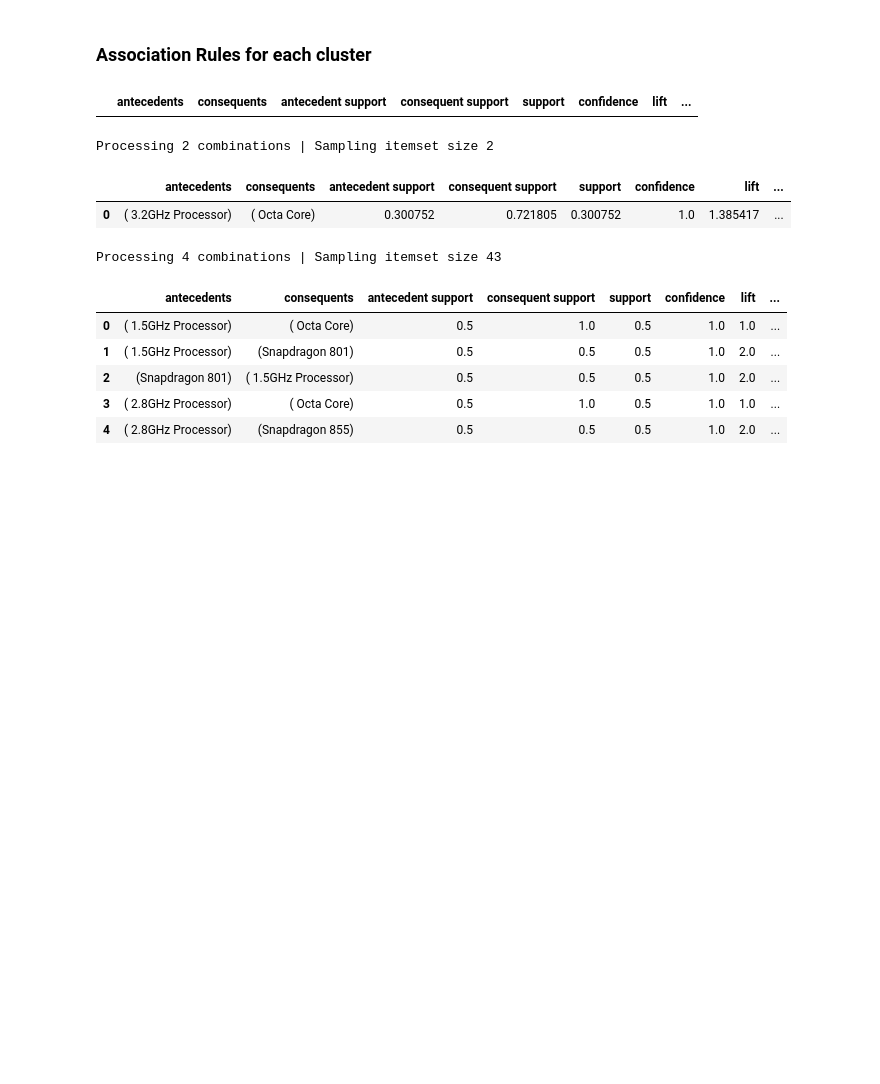
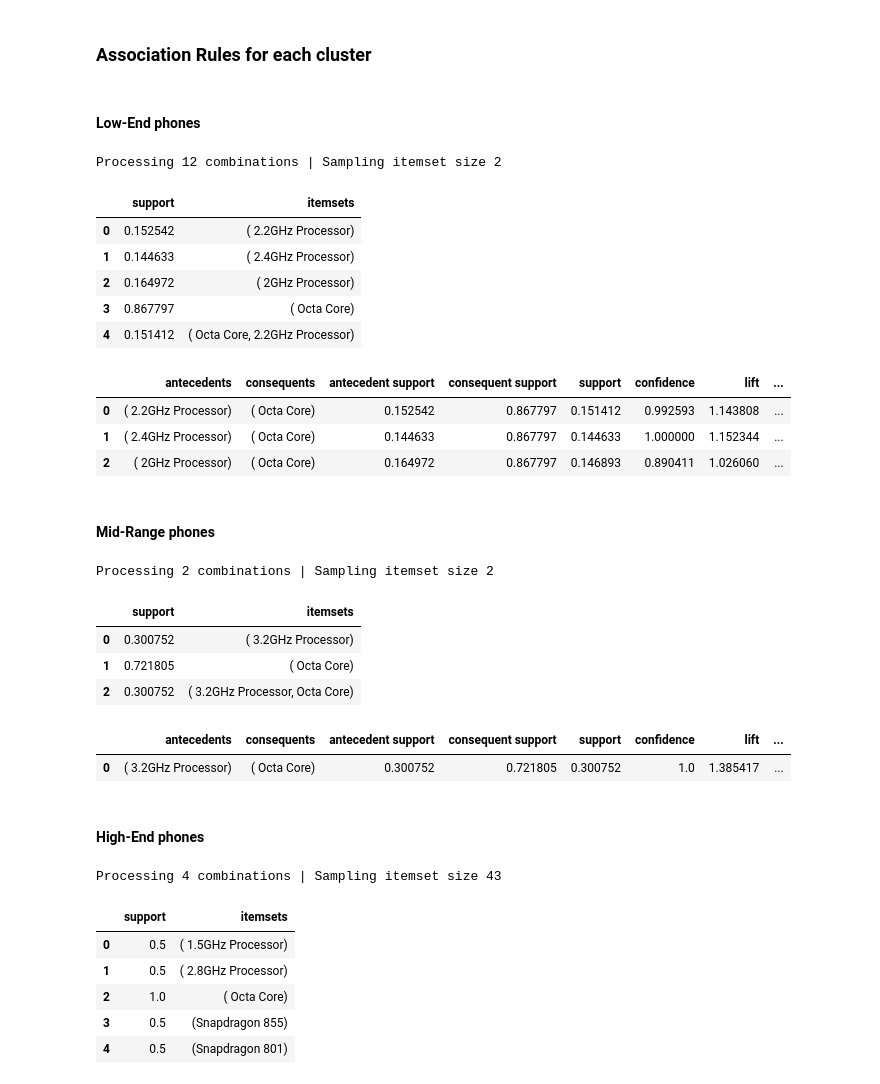
Before and after one commit to frottori/Big_Data_Python, a Jupyter notebook: Project/Project.ipynb, the cells around one changed output. Drawn from its saved outputs; the diff is of its cells as text; code cells hidden in the pictures; blank space fills up the shorter version.

```diff
--- a/Project/Project.ipynb
+++ b/Project/Project.ipynb
@@ -210,13 +195,0 @@ def price_processor_analysis(df):
-# %%
-# Read the dataset
-df = pd.read_csv('/Users/frottori/Documents/Code/Python/Big_Data_Python/Datasets/smartphones - smartphones.csv')
-# Add a new column 'Price_Euro' with the converted prices as the third column
-df.insert(2, 'Price_Euro', df['price'].apply(inr_to_euro))
-# Add a unique identifier for each row
-df['id'] = range(1, len(df) + 1)   # Add a unique identifier for each row
-
-# Map the processor categories to integers using one-hot encoding (same processor type will have the same code)
-df = one_hot_enco_proc(df)
-
-#! 1. Cluster Analysis for Price and Processor_type
-df = price_processor_analysis(df)
@@ -226,31 +247,54 @@ df = price_processor_analysis(df)
 # %% [markdown]
 ### Association Rules for each cluster
+# %% [markdown]
+#### Low-End phones
 # %%
 df0 = df[df['centroid'] == 0]
-freq_items0, pr_ar0 = assoc_rules(df0)
+freq_items0, pr_ar0 = assoc_rules(df0, m_sup = 0.1, m_thr = 0.6)
 freq_items0.head()
-pr_ar0.head()
 # %% [output]
+Processing 12 combinations | Sampling itemset size 2
-|  | antecedents | consequents | antecedent support | consequent support | support | confidence | lift | ... |
+|  | support | itemsets |
+| 0 | 0.152542 | ( 2.2GHz Processor) |
+| 1 | 0.144633 | ( 2.4GHz Processor) |
+| 2 | 0.164972 | ( 2GHz Processor) |
+| 3 | 0.867797 | ( Octa Core) |
+| 4 | 0.151412 | ( Octa Core, 2.2GHz Processor) |
+# %%
+pr_ar0.head()
+# %% [output]
+|  | antecedents | consequents | antecedent support | consequent support | support | confidence | lift | ... |
+| 0 | ( 2.2GHz Processor) | ( Octa Core) | 0.152542 | 0.867797 | 0.151412 | 0.992593 | 1.143808 | ... |
+| 1 | ( 2.4GHz Processor) | ( Octa Core) | 0.144633 | 0.867797 | 0.144633 | 1.000000 | 1.152344 | ... |
+| 2 | ( 2GHz Processor) | ( Octa Core) | 0.164972 | 0.867797 | 0.146893 | 0.890411 | 1.026060 | ... |
+# %% [markdown]
+#### Mid-Range phones
 # %%
 df1 = df[df['centroid'] == 1]
 freq_items1, pr_ar1 = assoc_rules(df1)
 freq_items1.head()
-pr_ar1.head()
 # %% [output]
 Processing 2 combinations | Sampling itemset size 2
-|  | antecedents | consequents | antecedent support | consequent support | support | confidence | lift | ... |
-| 0 | ( 3.2GHz Processor) | ( Octa Core) | 0.300752 | 0.721805 | 0.300752 | 1.0 | 1.385417 | ... |
+|  | support | itemsets |
+| 0 | 0.300752 | ( 3.2GHz Processor) |
+| 1 | 0.721805 | ( Octa Core) |
+| 2 | 0.300752 | ( 3.2GHz Processor, Octa Core) |
+# %%
+pr_ar1.head()
+# %% [output]
+|  | antecedents | consequents | antecedent support | consequent support | support | confidence | lift | ... |
+| 0 | ( 3.2GHz Processor) | ( Octa Core) | 0.300752 | 0.721805 | 0.300752 | 1.0 | 1.385417 | ... |
+# %% [markdown]
+#### High-End phones
 # %%
 df2 = df[df['centroid'] == 2]
 freq_items2, pr_ar2 = assoc_rules(df2)
 freq_items2.head()
-pr_ar2.head()
 # %% [output]
 Processing 4 combinations | Sampling itemset size 43
-|  | antecedents | consequents | antecedent support | consequent support | support | confidence | lift | ... |
-| 0 | ( 1.5GHz Processor) | ( Octa Core) | 0.5 | 1.0 | 0.5 | 1.0 | 1.0 | ... |
-| 1 | ( 1.5GHz Processor) | (Snapdragon 801) | 0.5 | 0.5 | 0.5 | 1.0 | 2.0 | ... |
-| 2 | (Snapdragon 801) | ( 1.5GHz Processor) | 0.5 | 0.5 | 0.5 | 1.0 | 2.0 | ... |
-| 3 | ( 2.8GHz Processor) | ( Octa Core) | 0.5 | 1.0 | 0.5 | 1.0 | 1.0 | ... |
-| 4 | ( 2.8GHz Processor) | (Snapdragon 855) | 0.5 | 0.5 | 0.5 | 1.0 | 2.0 | ... |
+|  | support | itemsets |
+| 0 | 0.5 | ( 1.5GHz Processor) |
+| 1 | 0.5 | ( 2.8GHz Processor) |
+| 2 | 1.0 | ( Octa Core) |
+| 3 | 0.5 | (Snapdragon 855) |
+| 4 | 0.5 | (Snapdragon 801) |
```
Also changed, not shown: parts of 11 cells of this notebook.
